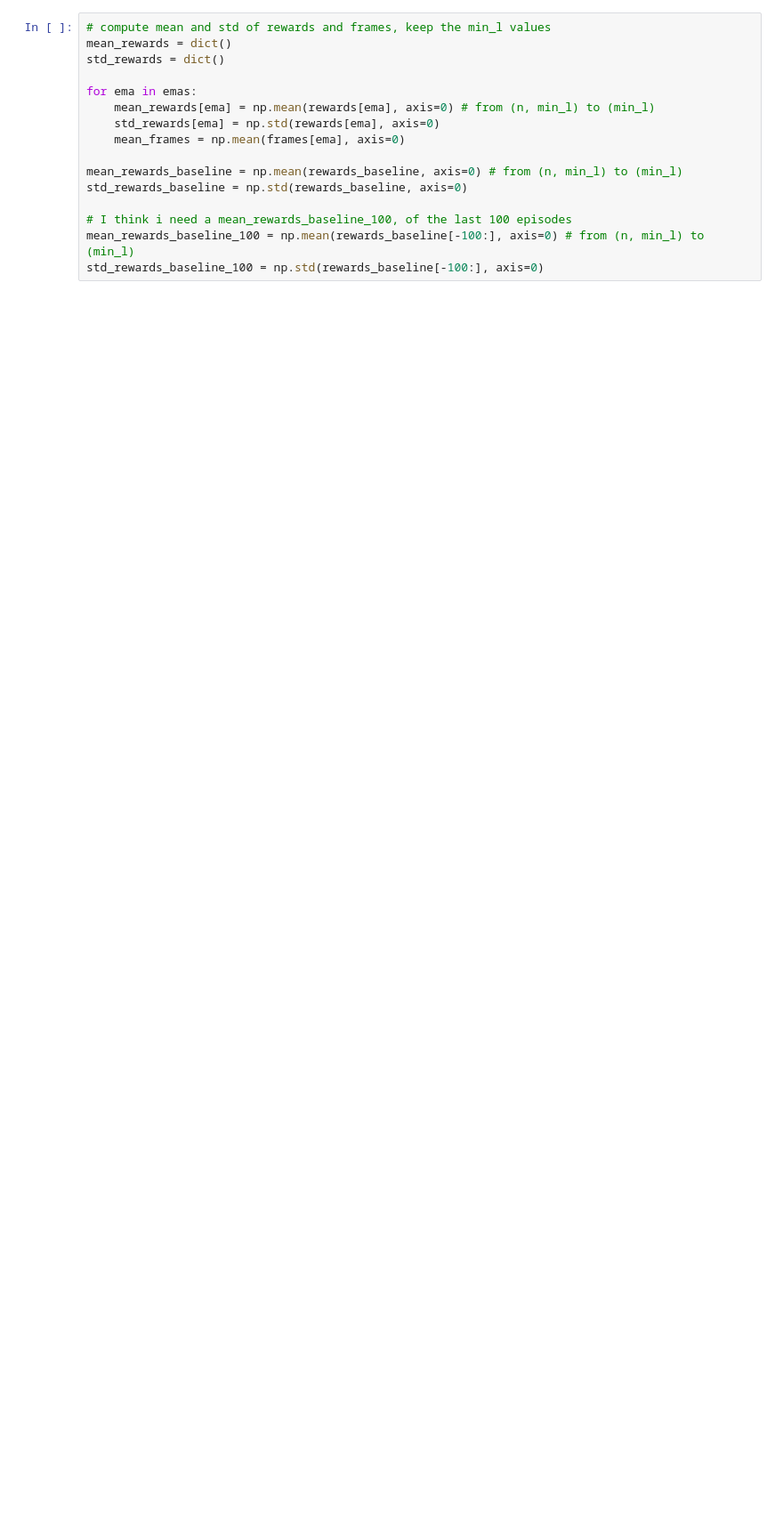
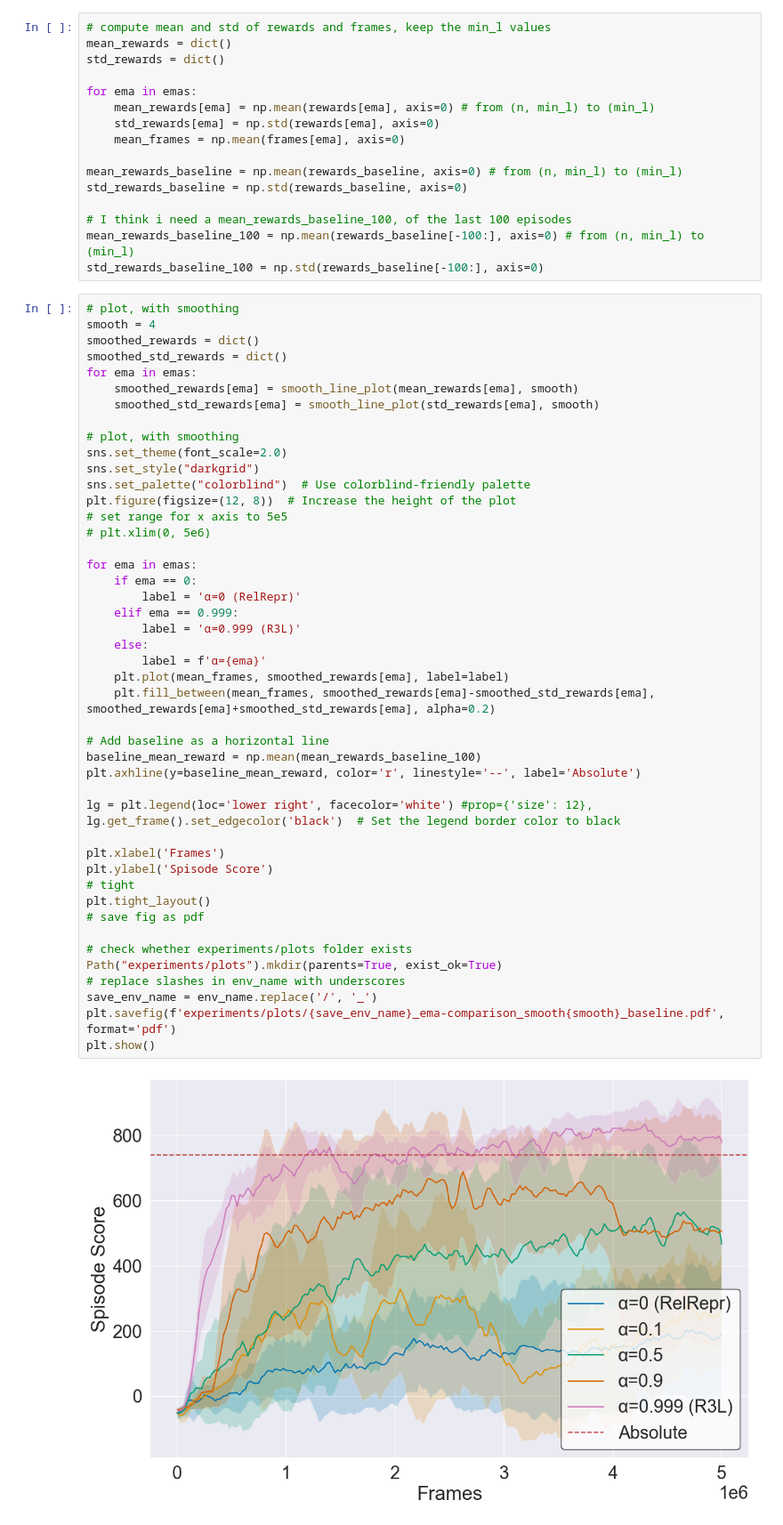
Before and after one commit to antoniopioricciardi/rl_relrepr_gymnasium, a Jupyter notebook: notebooks/paper_plots_curves.ipynb, the cells around one changed output. Shown at 89% size. Cells and saved outputs as stored; diff of their text form; blank space fills up the shorter version.

```diff
--- a/notebooks/paper_plots_curves.ipynb
+++ b/notebooks/paper_plots_curves.ipynb
@@ -204,6 +206,54 @@ std_rewards_baseline = np.std(rewards_baseline, axis=0)
 # I think i need a mean_rewards_baseline_100, of the last 100 episodes
 mean_rewards_baseline_100 = np.mean(rewards_baseline[-100:], axis=0) # from (n, min_l) to (min_l)
 std_rewards_baseline_100 = np.std(rewards_baseline[-100:], axis=0)
+# %%
+# plot, with smoothing
+smooth = 4
+smoothed_rewards = dict()
+smoothed_std_rewards = dict()
+for ema in emas:
+    smoothed_rewards[ema] = smooth_line_plot(mean_rewards[ema], smooth)
+    smoothed_std_rewards[ema] = smooth_line_plot(std_rewards[ema], smooth)
+
+# plot, with smoothing
+sns.set_theme(font_scale=2.0)
+sns.set_style("darkgrid")
+sns.set_palette("colorblind")  # Use colorblind-friendly palette
+plt.figure(figsize=(12, 8))  # Increase the height of the plot
+# set range for x axis to 5e5
+# plt.xlim(0, 5e6)
+
+for ema in emas:
+    if ema == 0:
+        label = 'α=0 (RelRepr)'
+    elif ema == 0.999:
+        label = 'α=0.999 (R3L)'
+    else:
+        label = f'α={ema}'
+    plt.plot(mean_frames, smoothed_rewards[ema], label=label)
+    plt.fill_between(mean_frames, smoothed_rewards[ema]-smoothed_std_rewards[ema], smoothed_rewards[ema]+smoothed_std_rewards[ema], alpha=0.2)
+
+# Add baseline as a horizontal line
+baseline_mean_reward = np.mean(mean_rewards_baseline_100)
+plt.axhline(y=baseline_mean_reward, color='r', linestyle='--', label='Absolute')
+
+lg = plt.legend(loc='lower right', facecolor='white') #prop={'size': 12},
+lg.get_frame().set_edgecolor('black')  # Set the legend border color to black
+
+plt.xlabel('Frames')
+plt.ylabel('Spisode Score')
+# tight
+plt.tight_layout()
+# save fig as pdf
+
+# check whether experiments/plots folder exists
+Path("experiments/plots").mkdir(parents=True, exist_ok=True)
+# replace slashes in env_name with underscores
+save_env_name = env_name.replace('/', '_')
+plt.savefig(f'experiments/plots/{save_env_name}_ema-comparison_smooth{smooth}_baseline.pdf', format='pdf')
+plt.show()
+# %% [output]
+[figure, added]
 # %%
 # plot, with smoothing
 smooth = 4
```
Also changed, not shown: parts of 6 cells of this notebook, 6 other files.
